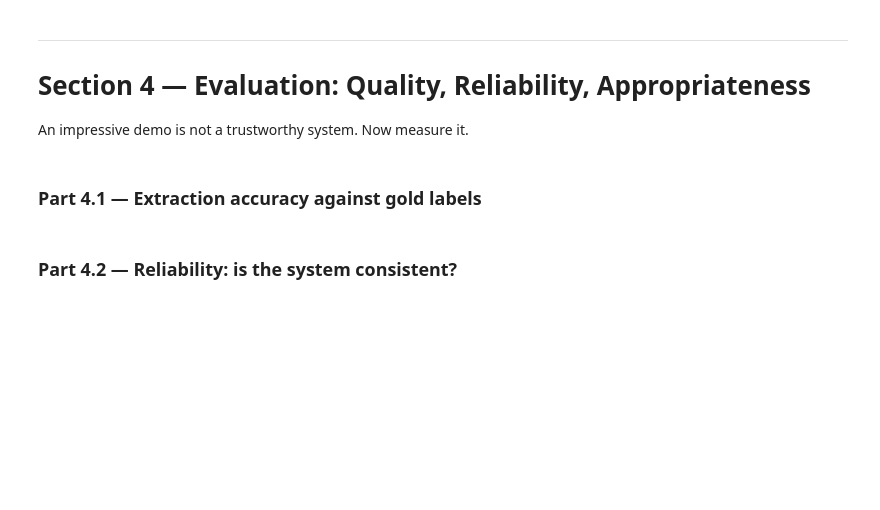
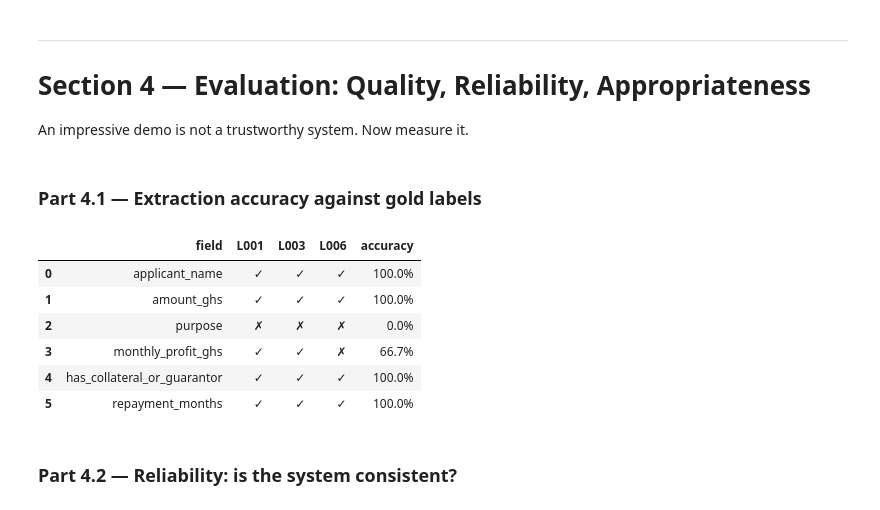
Before and after one commit to Vitalik-Hakim/lab-4-llm-decision-support, a Jupyter notebook: lab_4.ipynb, the cells around one changed output. Saved outputs shown, nothing was run; the diff lists cells and outputs as text; code cells hidden in the pictures; blank space fills up the shorter version.

```diff
--- a/lab_4.ipynb
+++ b/lab_4.ipynb
@@ -655,8 +655,62 @@ An impressive demo is not a trustworthy system. Now measure it.
 # %%
 # TODO: For the three letters in GOLD, compare your extracted DataFrame to the gold values
 #   field by field. Compute per-field accuracy across the three letters
 #   (name matching can be case-insensitive; numbers must match exactly).
 
 # TODO: Display a small table: rows = fields, columns = L001 / L003 / L006 / accuracy.
+
+fields = [
+    "applicant_name",
+    "amount_ghs",
+    "purpose",
+    "monthly_profit_ghs",
+    "has_collateral_or_guarantor",
+    "repayment_months"
+]
+
+evaluation_rows = []
+
+for field in fields:
+    row = {"field": field}
+    correct_count = 0
+
+    for letter_id in GOLD:
+        predicted = df_extracted.loc[
+            df_extracted["letter_id"] == letter_id, field
+        ].iloc[0]
+
+        actual = GOLD[letter_id][field]
+
+        # Names: case-insensitive comparison
+        if field == "applicant_name":
+            is_correct = str(predicted).strip().lower() == str(actual).strip().lower()
+
+        # All other fields: exact matching
+        else:
+            is_correct = predicted == actual
+
+        row[letter_id] = "✓" if is_correct else "✗"
+
+        if is_correct:
+            correct_count += 1
+
+    row["accuracy"] = f"{correct_count / len(GOLD):.1%}"
+    evaluation_rows.append(row)
+
+evaluation_df = pd.DataFrame(evaluation_rows)
+
+evaluation_df = evaluation_df[
+    ["field", "L001", "L003", "L006", "accuracy"]
+]
+
+display(evaluation_df)
+# %% [output]
+|  | field | L001 | L003 | L006 | accuracy |
+| 0 | applicant_name | ✓ | ✓ | ✓ | 100.0% |
+| 1 | amount_ghs | ✓ | ✓ | ✓ | 100.0% |
+| 2 | purpose | ✗ | ✗ | ✗ | 0.0% |
+| 3 | monthly_profit_ghs | ✓ | ✓ | ✗ | 66.7% |
+| 4 | has_collateral_or_guarantor | ✓ | ✓ | ✓ | 100.0% |
+| 5 | repayment_months | ✓ | ✓ | ✓ | 100.0% |
 # %% [markdown]
 ### Part 4.2 — Reliability: is the system consistent?
```
Also changed, not shown: parts of 6 cells of this notebook.
